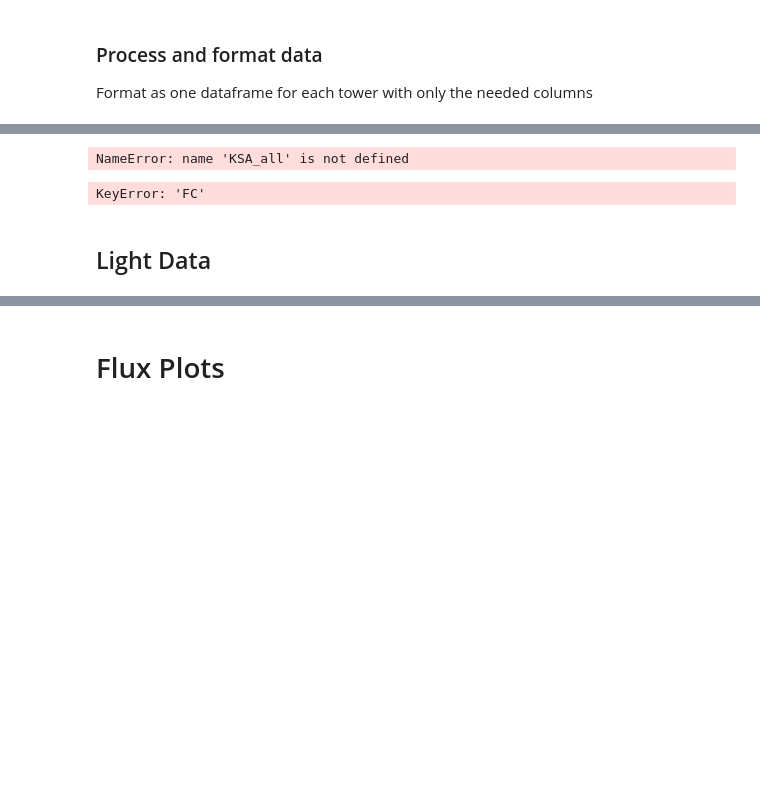
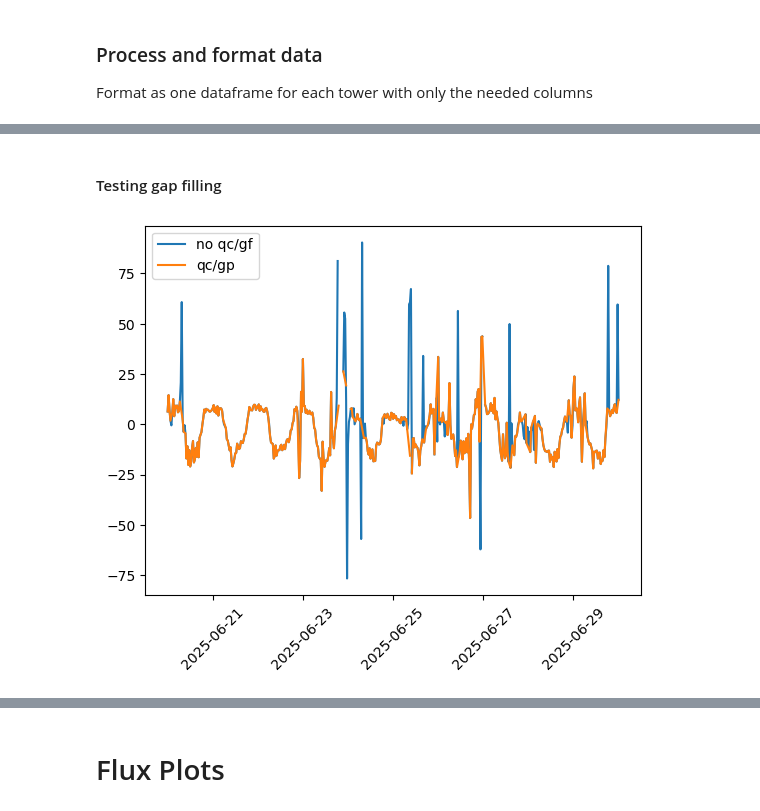
Before and after one commit to ermather/Kogonsa_Solar_obs_analysis, a Jupyter notebook: obs_analysis/AVRF_manuscript_figs.ipynb, the cells around one changed output, grey strips where cells are left out. Drawn from its saved outputs; the diff is of its cells as text; code cells hidden in the pictures; blank space fills up the shorter version.

Commit message:
Updated section for qc/gf and formatting data. Clearned up notebook a bit.

```diff
--- a/obs_analysis/AVRF_manuscript_figs.ipynb
+++ b/obs_analysis/AVRF_manuscript_figs.ipynb
@@ -167,36 +155,62 @@ Start here next time
 # %%
+#Create empty dataframes to fill
 KSA_use = pd.DataFrame()
-towdat = KSA_all
-for col in coldict.keys():
-    #Pull information from coldict
-    qc_col_name = coldict[col][0] #Name of qc flag column
-    new_var_name = coldict[col][1] #Variable name to use in new dataframe
-    cf = coldict[col][2] #conversion factor (only for ET, the rest are just 1)
-    minval = coldict[col][3] #Minimum value - remove all lower data points
-    maxval = coldict[col][4] #Maximum value - remove all higher data points
+KSC_use = pd.DataFrame()
 
-    col_data = towdat[col]
-    if qc_col_name is not None:
-        qc_flag = towdat[qc_col_name]
-    else:
-        qc_flag = None
+#Conversion factor for h20 flux (mmol m-2 s-1) to ET (mm/day)
+#mmol/m^2/s * 1mol/1e3mmol * 18g/mol * 1kg/1e3g * 1m^3/1e3kg * 1e3mm/m * 86400s/d = mm/d
+ET_cf = 1e-3 * 18 * 1e-3 * 1e-3 * 1e3 * 86400
 
-    KSA_use[new_var_name] = qc_and_gf(col_data, qc_flag, minval, maxval, gf_gap=3)
+towdat_dict = {'KSA': [KSA_all, KSA_use], 'KSC': [KSC_all, KSC_use]}
+for tow in towdat_dict.keys():
+    all_towdat = towdat_dict[tow][0] #DataFrame with all data
+    use_towdat = towdat_dict[tow][1] #Empty dataframe to be filled with data to use
+    for col in coldict.keys():
+        #Pull information from coldict
+        if col in all_towdat.columns:
+            qc_col_name = coldict[col][0] #Name of qc flag column
+            new_var_name = coldict[col][1] #Variable name to use in new dataframe
+            cf = coldict[col][2] #conversion factor (only for ET, the rest are just 1)
+            minval = coldict[col][3] #Minimum value - remove all lower data points
+            maxval = coldict[col][4] #Maximum value - remove all higher data points
+
+            col_data = all_towdat[col] #get data from column in all_towdat
+            if qc_col_name is not None: #If given a column name for qc flag column, get that column data
+                qc_flag = all_towdat[qc_col_name]
+            else:
+                qc_flag = None #If no qc flag column name is give, qc_flag is none
+
+            #Run qc and gap filling on column
+            # qc_and_gf(data, qc_flag, minval = float('-inf'), maxval = float('-inf'), gf_gap = 3)
+            col_data = qc_and_gf(col_data, qc_flag, minval, maxval, gf_gap=3)
+
+            #For shortwave values less than 0, set to 0
+            if col in ['SWin', 'SWout']:
+                col_data.map(lambda x: 0 if x <0 else x)[sd:ed]
+
+            if col == 'h20_flux':
+                col_dat = col_dat*ET_cf
+
+            #Set column in new dataframe to processed column data
+            use_towdat[new_var_name] = col_data
-# %% [output]
-NameError: name 'KSA_all' is not defined
+# %% [markdown]
+#### Testing gap filling
 # %%
 #Testing effect of gap filling
 
-sd_cut = dt.datetime(2025, 8, 29)
-ed_cut = dt.datetime(2025, 8, 31)
+sd_cut = dt.datetime(2025, 6, 20)
+ed_cut = dt.datetime(2025, 6, 30)
 var = 'FC'
-KSA_gp = KSA_use
-plt.plot(KSA_gp[var][sd_cut:ed_cut])
-plt.plot(KSA_use[var][sd_cut:ed_cut])
+# KSA_gf = KSA_use
+fig, ax1 = plt.subplots()
+# ax2 = ax1.twinx()
+ax1.plot(KSA['co2_flux'].where((KSA['co2_flux']>-100)&(KSA['co2_flux']<100))[sd_cut:ed_cut], label = 'no qc/gf')
+# ax1.plot(KSA_gf[var][sd_cut:ed_cut])
+ax1.plot(KSA_use[var][sd_cut:ed_cut], label = 'qc/gp')
+plt.legend()
+ax1.tick_params(axis='x', labelrotation=45);
 
-ax.pot(KSA['qc_co2_flux'][sd_cut:ed_cut], twiny = True)
-plt.xticks(rotation = 45);
+# ax2.plot(KSA['qc_co2_flux'][sd_cut:ed_cut], alpha = .5)
+# ax1.set_xticks(rotation = 45);
 # %% [output]
-KeyError: 'FC'
+[figure, added]
-# %% [markdown]
-## Light Data
```
Also changed, not shown: parts of 10 cells of this notebook.
